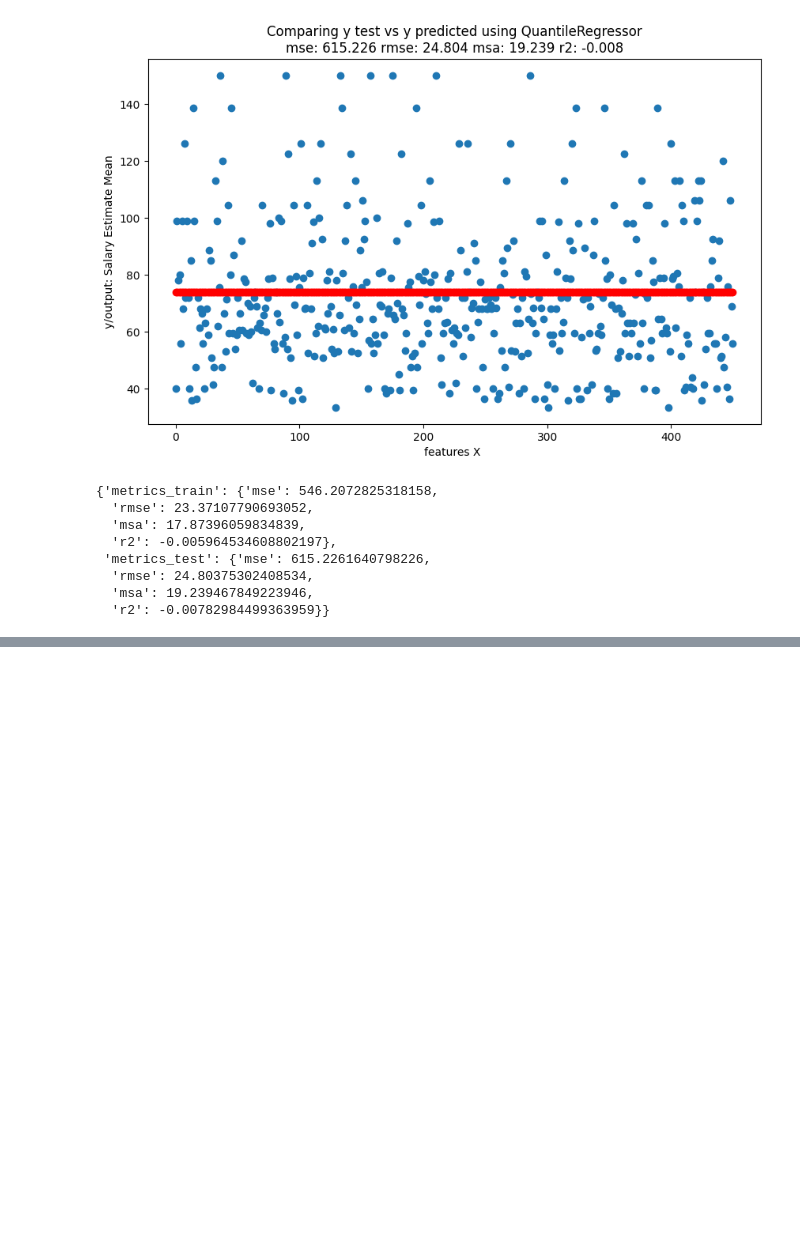
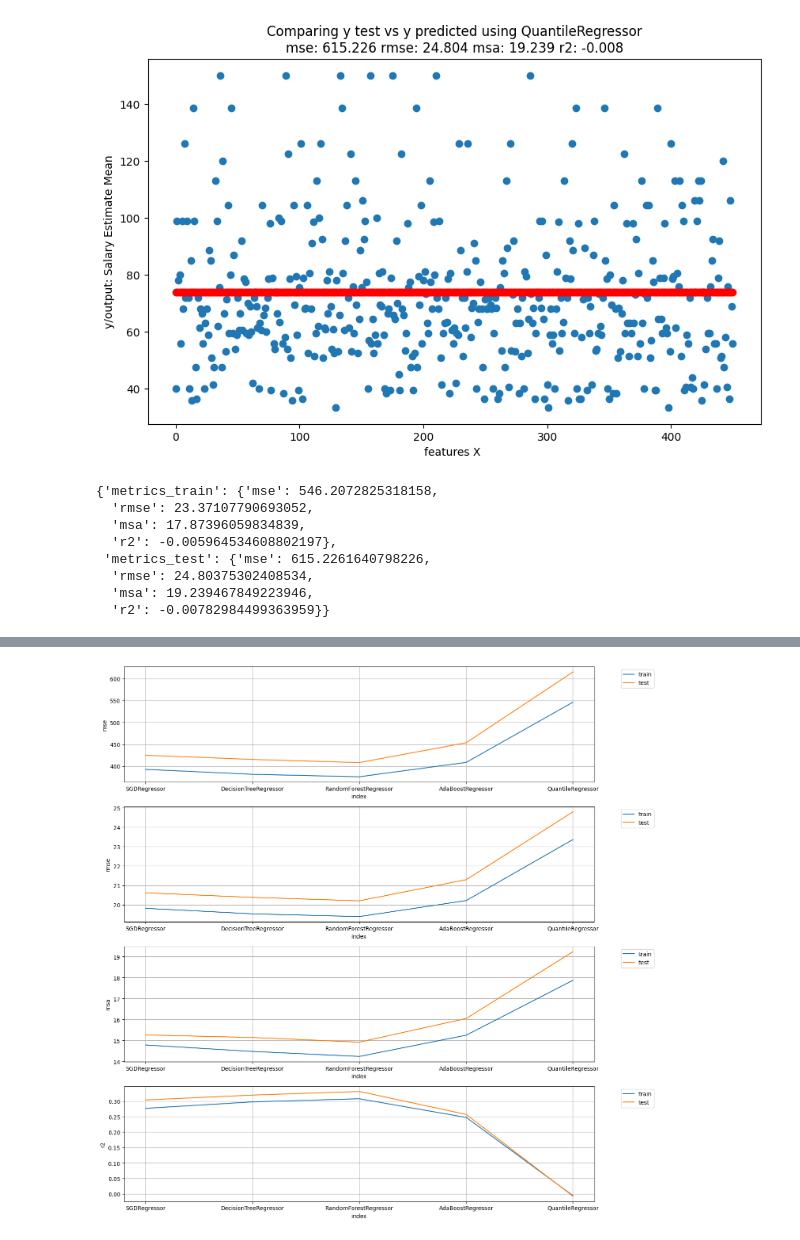
Before and after one commit to LeonardoBolanos/machine_learning_s3_2024, a Jupyter notebook: notebooks/Final_Project/3.0-lobr-modelos-final-project-regressors.ipynb, the cells around one changed output, grey strips where cells are left out. Saved outputs shown, nothing was run; the diff lists cells and outputs as text; code cells hidden in the pictures; blank space fills up the shorter version.

```diff
--- a/notebooks/Final_Project/3.0-lobr-modelos-final-project-regressors.ipynb
+++ b/notebooks/Final_Project/3.0-lobr-modelos-final-project-regressors.ipynb
@@ -492,0 +504,3 @@ r2: -0.00782984499363959
+# %%
+def generateDataFrameResults(regression_metrics_dict):
+    return pd.DataFrame(regression_metrics_dict).T.reset_index()
@@ -492,0 +531,3 @@ r2: -0.00782984499363959
+# %%
+results_metrics_train_df=generateDataFrameResults(regression_metrics_dict_train)
+results_metrics_train_df
@@ -492,0 +541,3 @@ r2: -0.00782984499363959
+# %%
+results_metrics_test_df=generateDataFrameResults(regression_metrics_dict_test)
+results_metrics_test_df
@@ -492,0 +551,31 @@ r2: -0.00782984499363959
+# %%
+def grapResultsFromRegressionMetricsDataFrames(df_metrics_train,df_metrics_test):
+    fig, axes = plt.subplots(nrows=4, ncols=1, figsize=(14, 14))
+    sns.lineplot(data=df_metrics_train,x='index',y='mse' ,ax=axes[0],label='train')
+    sns.lineplot(data=df_metrics_test,x='index',y='mse' ,ax=axes[0],label='test')
+    axes[0].legend(bbox_to_anchor=(1.05, 1), loc='upper left')
+    axes[0].grid()
+
+    sns.lineplot(data=df_metrics_train,x='index',y='rmse',ax=axes[1],label='train')
+    sns.lineplot(data=df_metrics_test,x='index',y='rmse',ax=axes[1],label='test')
+    axes[1].legend(bbox_to_anchor=(1.05, 1), loc='upper left')
+    axes[1].grid()
+
+    sns.lineplot(data=df_metrics_train,x='index',y='msa' ,ax=axes[2],label='train')
+    sns.lineplot(data=df_metrics_test,x='index',y='msa' ,ax=axes[2],label='test')
+    axes[2].legend(bbox_to_anchor=(1.05, 1), loc='upper left')
+    axes[2].grid()
+
+    sns.lineplot(data=df_metrics_train,x='index',y='r2' ,ax=axes[3],label='train')
+    sns.lineplot(data=df_metrics_test,x='index',y='r2' ,ax=axes[3],label='test')
+    axes[3].legend(bbox_to_anchor=(1.05, 1), loc='upper left')
+    axes[3].grid()
+
+
+
+    fig.tight_layout()
+    plt.show()
+# %%
+grapResultsFromRegressionMetricsDataFrames(results_metrics_train_df,results_metrics_test_df)
+# %% [output]
+[figure, added]
```
Also changed, not shown: parts of 13 cells of this notebook.
